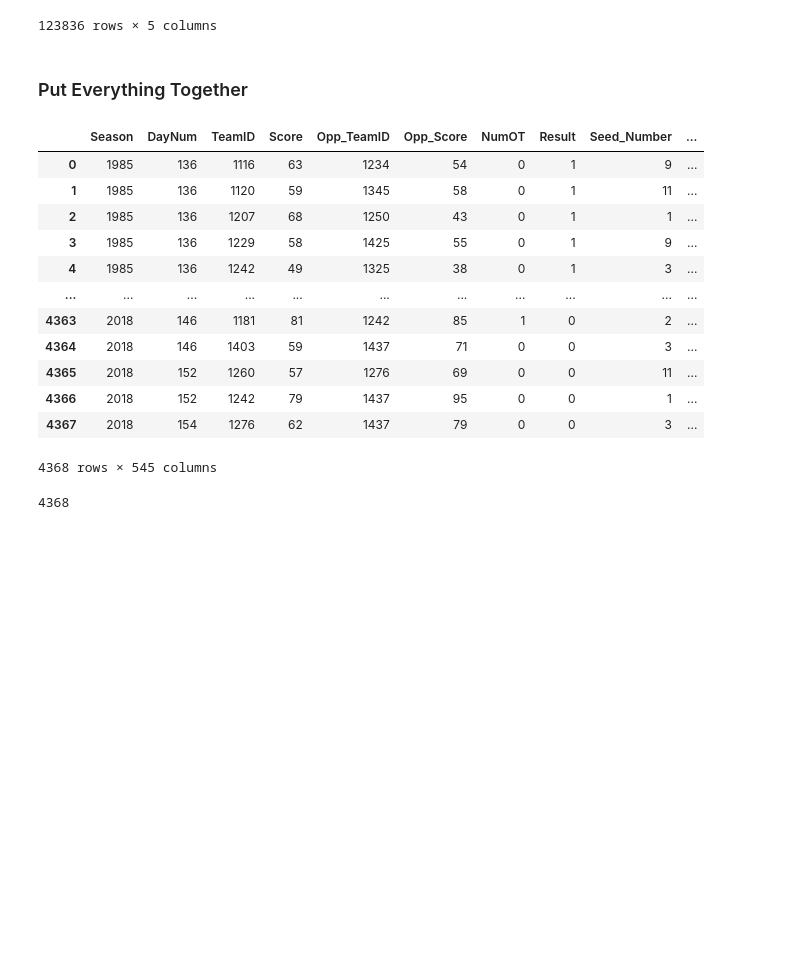
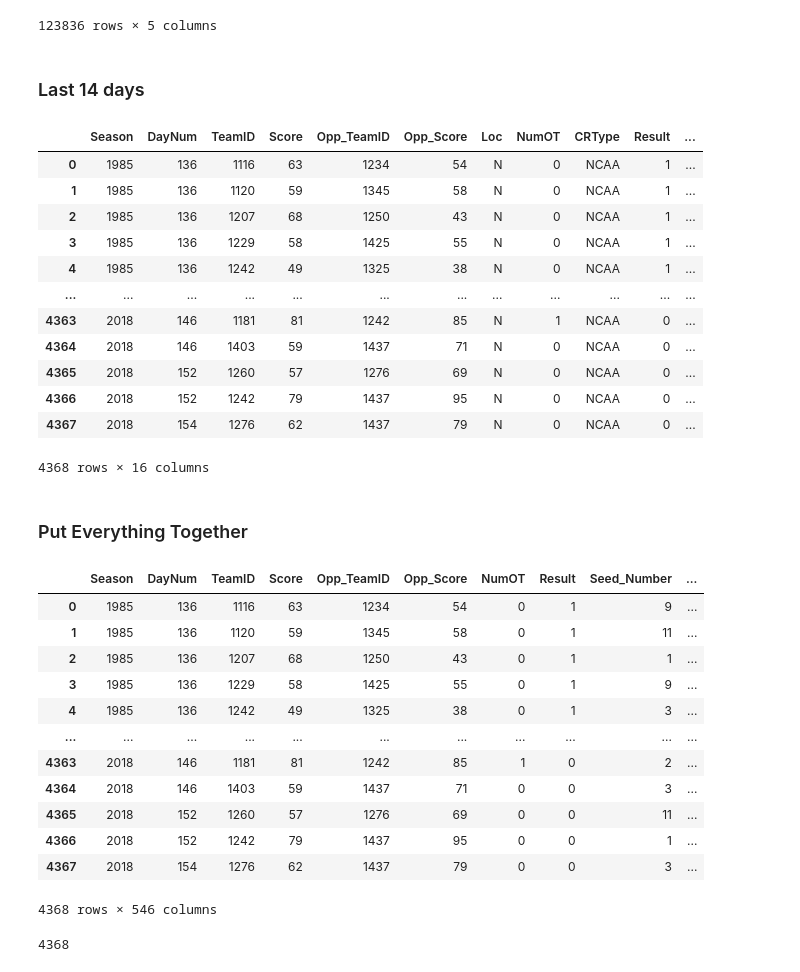
Before and after one commit to YT-Hwang/Kaggle_Competion, a Jupyter notebook: Google Cloud & NCAA® ML Competition 2020-NCAAM/2019 Season Simulation/2019 Simulation.ipynb, the cells around one changed output. Saved outputs shown, nothing was run; the diff lists cells and outputs as text; code cells hidden in the pictures; blank space fills up the shorter version.

```diff
--- a/Google Cloud & NCAA® ML Competition 2020-NCAAM/2019 Season Simulation/2019 Simulation.ipynb
+++ b/Google Cloud & NCAA® ML Competition 2020-NCAAM/2019 Season Simulation/2019 Simulation.ipynb
@@ -413,3 +616,5 @@ IntraSeason_win_rate
 | 25468 | 1.000000 | 0.000000 | 1187 | 2010 | 1300 |
 | 30959 | 0.000000 | 1.000000 | 1338 | 2011 | 1385 |
 123836 rows × 5 columns
+# %% [markdown]
+### Last 14 days
@@ -416,7 +626,24 @@ IntraSeason_win_rate
+# %%
+tourney_data
+# %% [output]
+|  | Season | DayNum | TeamID | Score | Opp_TeamID | Opp_Score | Loc | NumOT | CRType | Result | ... |
+| 0 | 1985 | 136 | 1116 | 63 | 1234 | 54 | N | 0 | NCAA | 1 | ... |
+| 1 | 1985 | 136 | 1120 | 59 | 1345 | 58 | N | 0 | NCAA | 1 | ... |
+| 2 | 1985 | 136 | 1207 | 68 | 1250 | 43 | N | 0 | NCAA | 1 | ... |
+| 3 | 1985 | 136 | 1229 | 58 | 1425 | 55 | N | 0 | NCAA | 1 | ... |
+| 4 | 1985 | 136 | 1242 | 49 | 1325 | 38 | N | 0 | NCAA | 1 | ... |
+| ... | ... | ... | ... | ... | ... | ... | ... | ... | ... | ... | ... |
+| 4363 | 2018 | 146 | 1181 | 81 | 1242 | 85 | N | 1 | NCAA | 0 | ... |
+| 4364 | 2018 | 146 | 1403 | 59 | 1437 | 71 | N | 0 | NCAA | 0 | ... |
+| 4365 | 2018 | 152 | 1260 | 57 | 1276 | 69 | N | 0 | NCAA | 0 | ... |
+| 4366 | 2018 | 152 | 1242 | 79 | 1437 | 95 | N | 0 | NCAA | 0 | ... |
+| 4367 | 2018 | 154 | 1276 | 62 | 1437 | 79 | N | 0 | NCAA | 0 | ... |
+4368 rows × 16 columns
 # %% [markdown]
 ### Put Everything Together
 # %%
 #### Team 1 Data Merging
+tourney_M_dummies = pd.get_dummies(tourney_M)
 Team1 = tourney_M_dummies.copy()
 
 Team1 = pd.merge(Team1, winning_stats_total,  how='left', on=['Season','TeamID'])
@@ -453,6 +680,9 @@ Team_diff = Team2.join(Team_diff)
 final_data = pd.merge(Team_diff, IntraSeason_win_rate,  how='left', on=['Season','TeamID','Opp_TeamID'])
 final_data[['IntraSeason_Opp_Team_Winrate','IntraSeason_Team_Winrate']] = final_data[['IntraSeason_Opp_Team_Winrate','IntraSeason_Team_Winrate']].fillna(0.5)
 
+#### Add the last 14 days data to it
+final_data = pd.merge(final_data, last14days_stats,  how='left', on=['Season','TeamID'])
+
 
 final_data
 # %% [output]
@@ -468,7 +698,7 @@ final_data
 | 4365 | 2018 | 152 | 1260 | 57 | 1276 | 69 | 0 | 0 | 11 | ... |
 | 4366 | 2018 | 152 | 1242 | 79 | 1437 | 95 | 0 | 0 | 1 | ... |
 | 4367 | 2018 | 154 | 1276 | 62 | 1437 | 79 | 0 | 0 | 3 | ... |
-4368 rows × 545 columns
+4368 rows × 546 columns
 # %%
 #final_data = Team_diff
 len(final_data)
```
Also changed, not shown: parts of 39 cells of this notebook, 2 other files.
